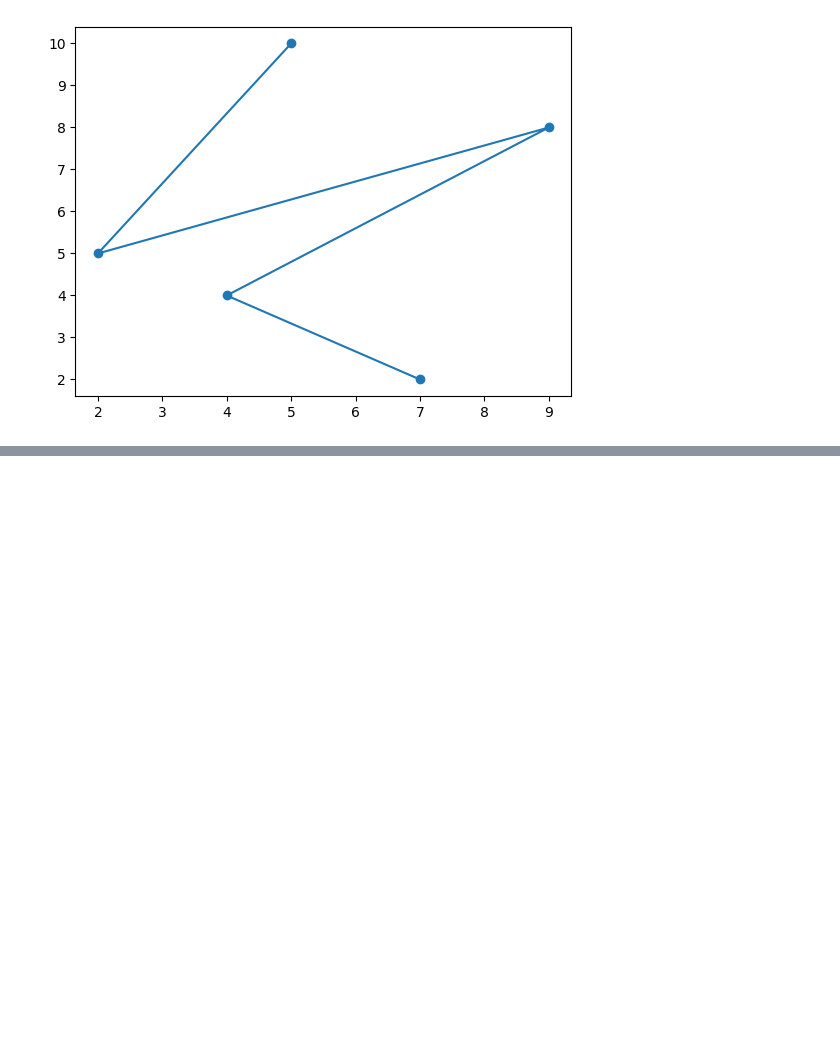
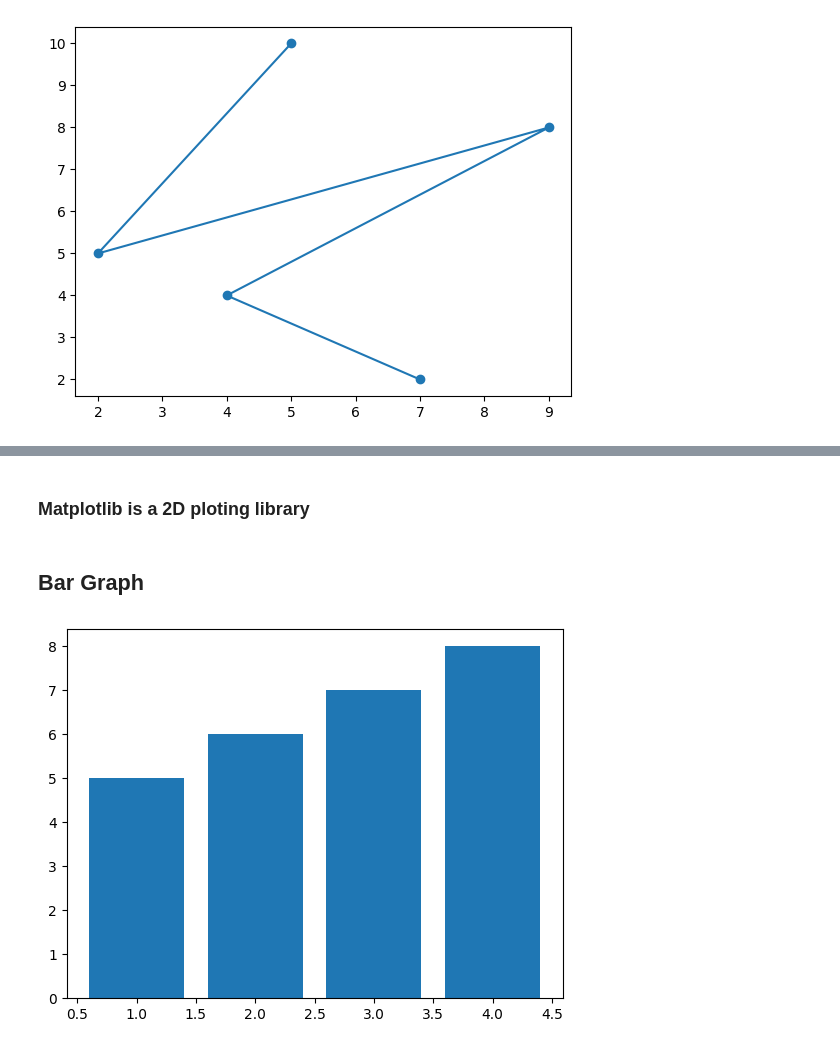
Before and after one commit to RichaSinghhh/Python, a Jupyter notebook: Matplotlib.ipynb, the cells around one changed output, grey strips where cells are left out. Saved outputs shown, nothing was run; the diff lists cells and outputs as text; code cells hidden in the pictures; blank space fills up the shorter version.

Commit message:
Matplotlib

```diff
--- a/Matplotlib.ipynb
+++ b/Matplotlib.ipynb
@@ -60,0 +62,12 @@ plt.show()
+# %% [markdown]
+### Matplotlib is a 2D ploting library
+# %% [markdown]
+## Bar Graph
+# %%
+x = [1,2,3,4]
+y = [5,6,7,8]
+
+plt.bar(x,y)
+plt.show()
+# %% [output]
+[figure, added]
```
Also changed, not shown: parts of 19 cells of this notebook.
